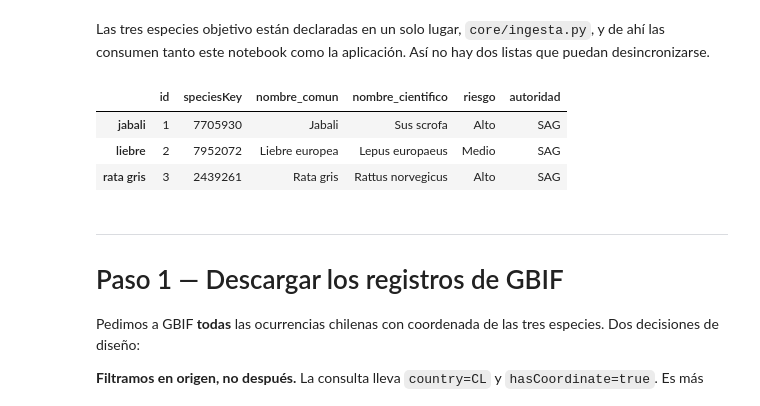
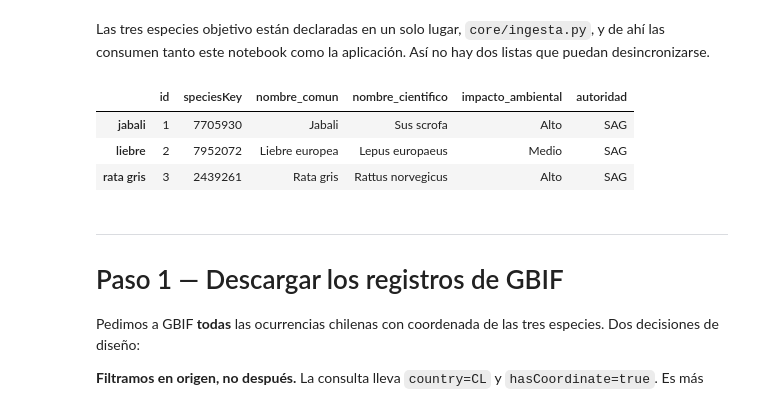
Before and after one commit to martindroguett/Proyecto-Samsung-Innovacien, a Jupyter notebook: notebooks/01_obtencion_y_limpieza.ipynb, the cells around one changed output. Saved outputs shown, nothing was run; the diff lists cells and outputs as text; code cells hidden in the pictures.

```diff
--- a/notebooks/01_obtencion_y_limpieza.ipynb
+++ b/notebooks/01_obtencion_y_limpieza.ipynb
@@ -76,12 +76,12 @@ aplicación. Así no hay dos listas que puedan desincronizarse.
 # %%
 from core.ingesta import ESPECIES_OBJETIVO
 
 objetivo = pd.DataFrame(ESPECIES_OBJETIVO).T[
-    ["id", "speciesKey", "nombre_comun", "nombre_cientifico", "riesgo", "autoridad"]
+    ["id", "speciesKey", "nombre_comun", "nombre_cientifico", "impacto_ambiental", "autoridad"]
 ]
 objetivo
 # %% [output]
-|  | id | speciesKey | nombre_comun | nombre_cientifico | riesgo | autoridad |
+|  | id | speciesKey | nombre_comun | nombre_cientifico | impacto_ambiental | autoridad |
 | jabali | 1 | 7705930 | Jabali | Sus scrofa | Alto | SAG |
 | liebre | 2 | 7952072 | Liebre europea | Lepus europaeus | Medio | SAG |
 | rata gris | 3 | 2439261 | Rata gris | Rattus norvegicus | Alto | SAG |
```
Also changed, not shown: parts of 1 cell of this notebook, 23 other files.
